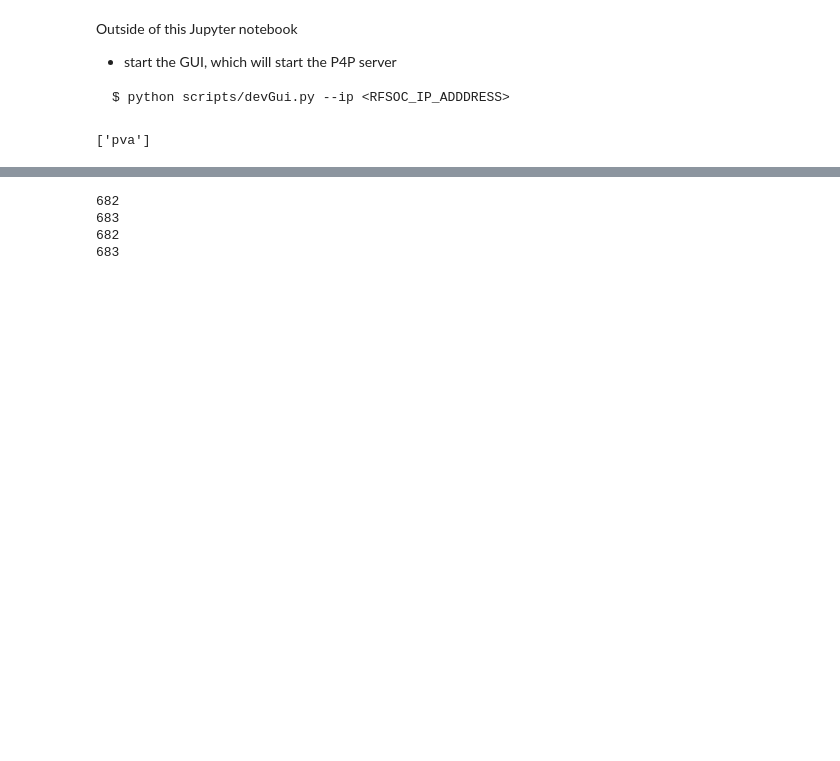
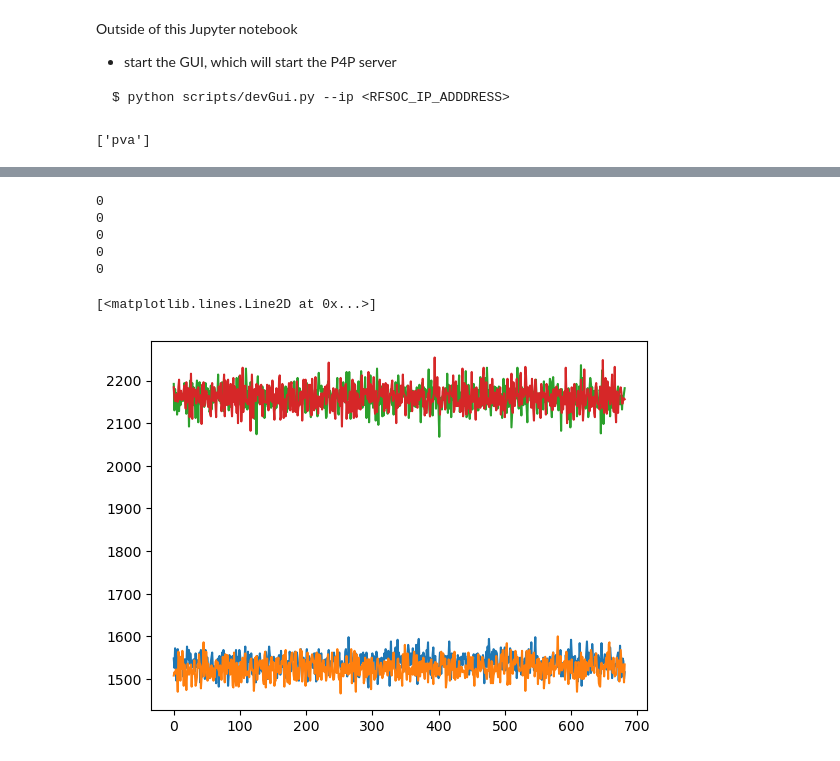
Before and after one commit to slaclab/kek-bpm-rfsoc-dev, a Jupyter notebook: software/notebooks/peaksearch_debug.ipynb, the cells around one changed output, grey strips where cells are left out. Saved outputs shown, nothing was run; the diff lists cells and outputs as text; code cells hidden in the pictures; blank space fills up the shorter version.

```diff
--- a/software/notebooks/peaksearch_debug.ipynb
+++ b/software/notebooks/peaksearch_debug.ipynb
@@ -149,5 +149,5 @@ plt.show()
 # %%
-def peak_search(waveform,threshold):
+def old_peak_search(waveform,threshold):
     mountain_maxima = []
     for i in range(1, len(waveform) - 1):
         if waveform[i] >= waveform[i - 1] and waveform[i] > waveform[i + 1]:
@@ -155,19 +155,32 @@ def peak_search(waveform,threshold):
             if candidate_peak > threshold:
                 mountain_maxima.append(candidate_peak)
     return np.array(mountain_maxima)
-# %%
-peak=[]
-peak.append(peak_search(Data[0],500))
-peak.append(peak_search(Data[1],500))
-peak.append(peak_search(Data[2],500))
-peak.append(peak_search(Data[3],500))
-# %%
-print(len(peak[0]))
-print(len(peak[1]))
-print(len(peak[2]))
-print(len(peak[3]))
-# %% [output]
-682
-683
-682
-683
+# %%
+def peak_search(waveform,start_index):
+    mountain_maxima = []
+    points_per_bunch = 12
+    print(start_index)
+    for i in range(start_index, len(waveform)-points_per_bunch+start_index, points_per_bunch):
+        peak = max(np.array(waveform[i:i+points_per_bunch]))
+
+        if peak >= 500:
+            mountain_maxima.append(peak)
+        else:
+            mountain_maxima.append(0)
+    return np.array(mountain_maxima)
+# %%
+index=np.argmin(Data[0][:12])
+length=len(peak_search(waveform=Data[0],start_index=index))
+x=np.arange(0,length)
+plt.plot(x,peak_search(waveform=Data[0],start_index=index))
+plt.plot(x,peak_search(Data[1],index))
+plt.plot(x,peak_search(Data[2],index))
+plt.plot(x,peak_search(Data[3],index))
+# %% [output]
+0
+0
+0
+0
+0
+[<matplotlib.lines.Line2D at 0x...>]
+[figure, added]
```
Also changed, not shown: parts of 4 cells of this notebook, 2 other files.
